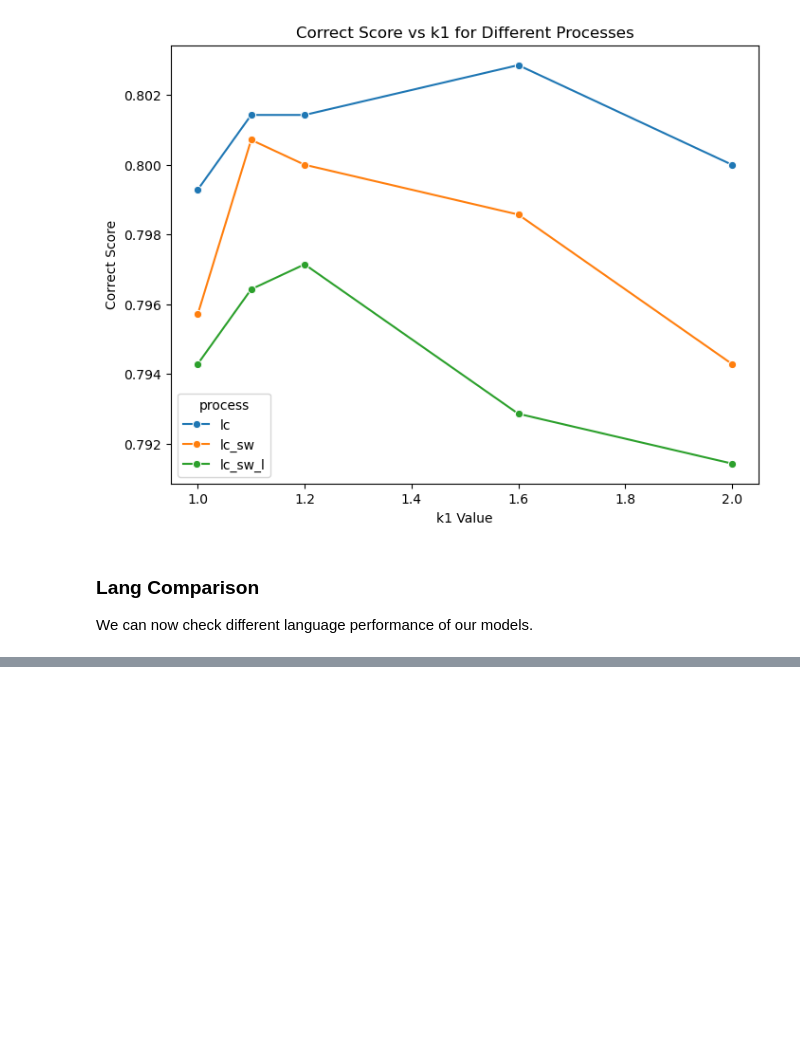
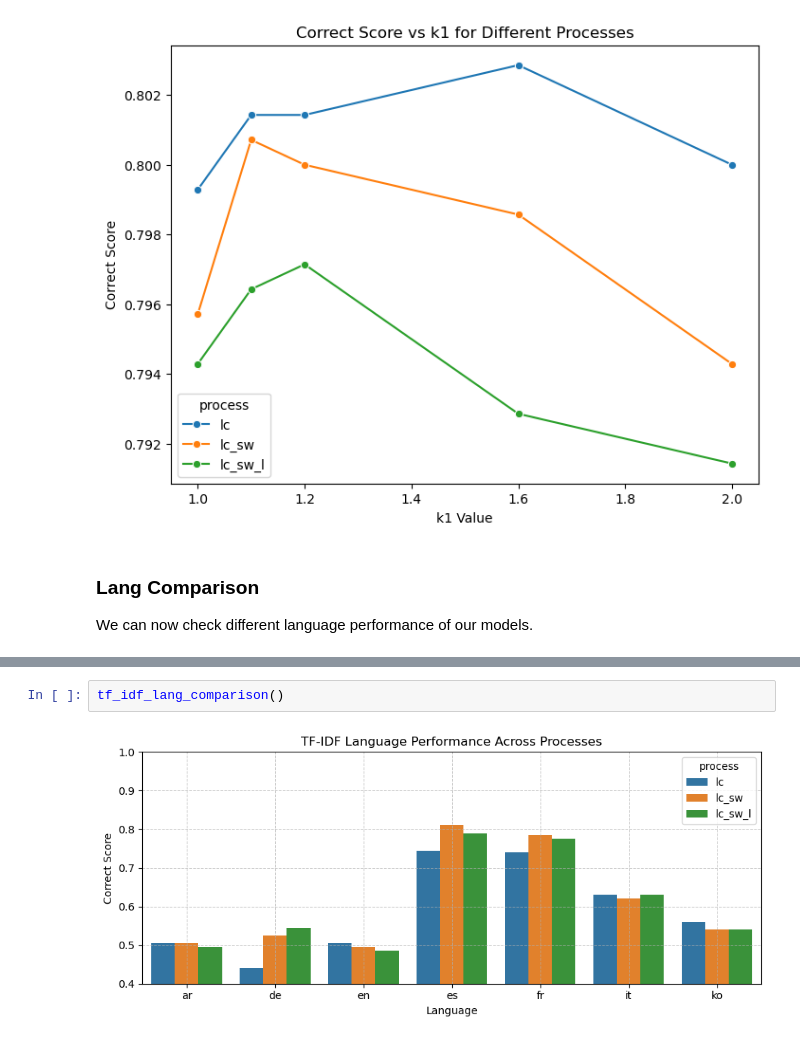
Before and after one commit to paulo-03/document_retrieval, a Jupyter notebook: performance/performance_visualization.ipynb, the cells around one changed output, grey strips where cells are left out. Drawn from its saved outputs; the diff is of its cells as text; blank space fills up the shorter version.

```diff
--- a/performance/performance_visualization.ipynb
+++ b/performance/performance_visualization.ipynb
@@ -46,0 +55,4 @@ lang_comparison()
+# %%
+tf_idf_lang_comparison()
+# %% [output]
+[figure, added]
```
Also changed, not shown: parts of 6 cells of this notebook, 11 other files.
